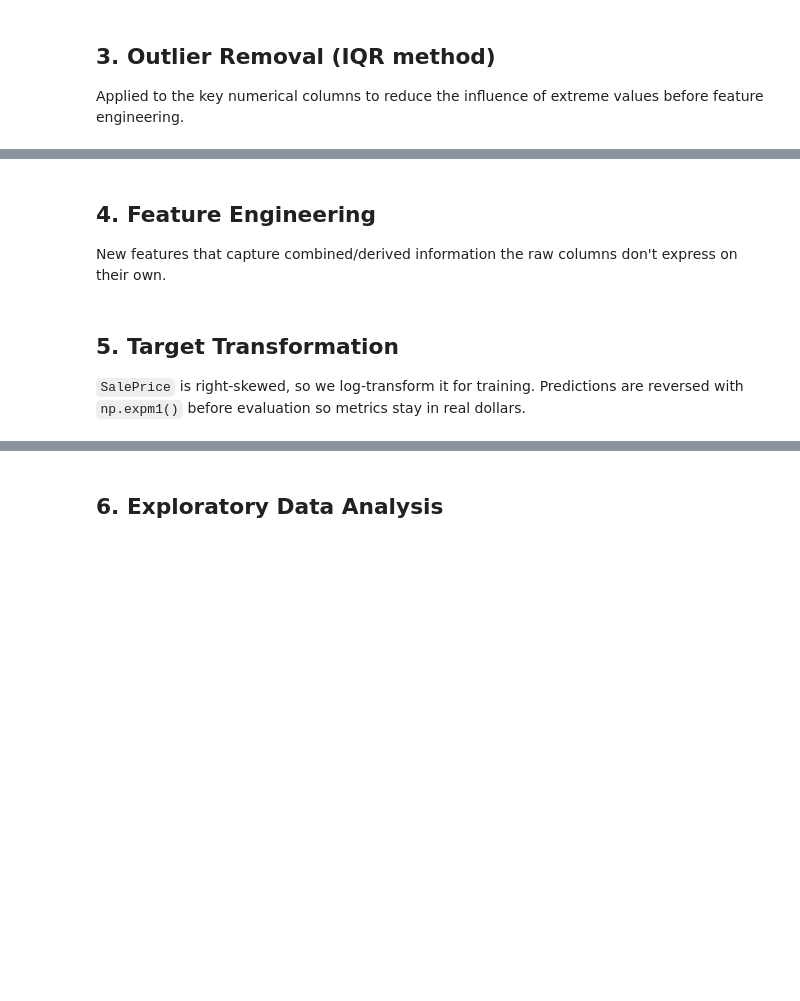
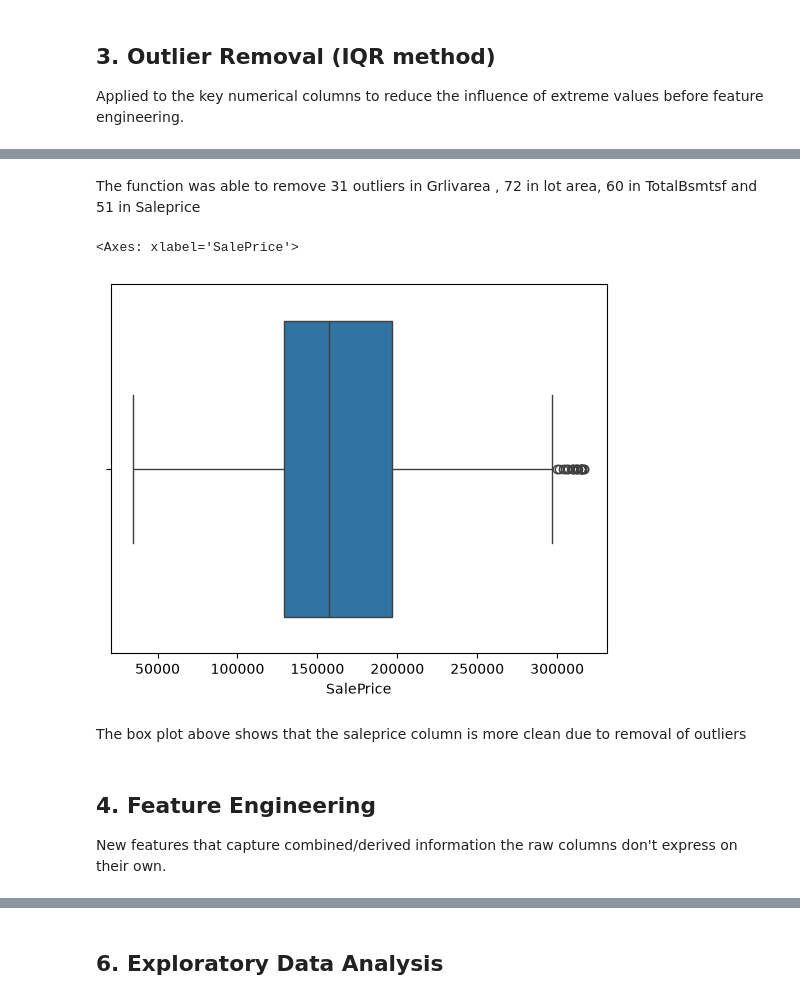
Before and after one commit to Alegbeleye-Ayomide/House-price-prediction, a Jupyter notebook: house_price_prediction.ipynb, the cells around one changed output, grey strips where cells are left out. Saved outputs shown, nothing was run; the diff lists cells and outputs as text; code cells hidden in the pictures; blank space fills up the shorter version.

```diff
--- a/house_price_prediction.ipynb
+++ b/house_price_prediction.ipynb
@@ -90,3 +252,12 @@ home_clean = home_clean.reset_index(drop=True)
+# %% [markdown]
+The function was able to remove 31 outliers in Grlivarea , 72 in lot area, 60 in TotalBsmtsf and 51 in Saleprice
+# %%
+sns.boxplot(x = home['SalePrice'])
+# %% [output]
+<Axes: xlabel='SalePrice'>
+[figure, added]
+# %% [markdown]
+The box plot above shows that the saleprice column is more clean due to removal of outliers
 # %% [markdown]
 ## 4. Feature Engineering
 
@@ -101,5 +271,0 @@ home_clean['overall_space'] = home_clean['GrLivArea'] + home_clean['GarageArea']
-# %% [markdown]
-## 5. Target Transformation
-
-`SalePrice` is right-skewed, so we log-transform it for training. Predictions
-are reversed with `np.expm1()` before evaluation so metrics stay in real dollars.
```
Also changed, not shown: parts of 30 cells of this notebook, 2 other files.
